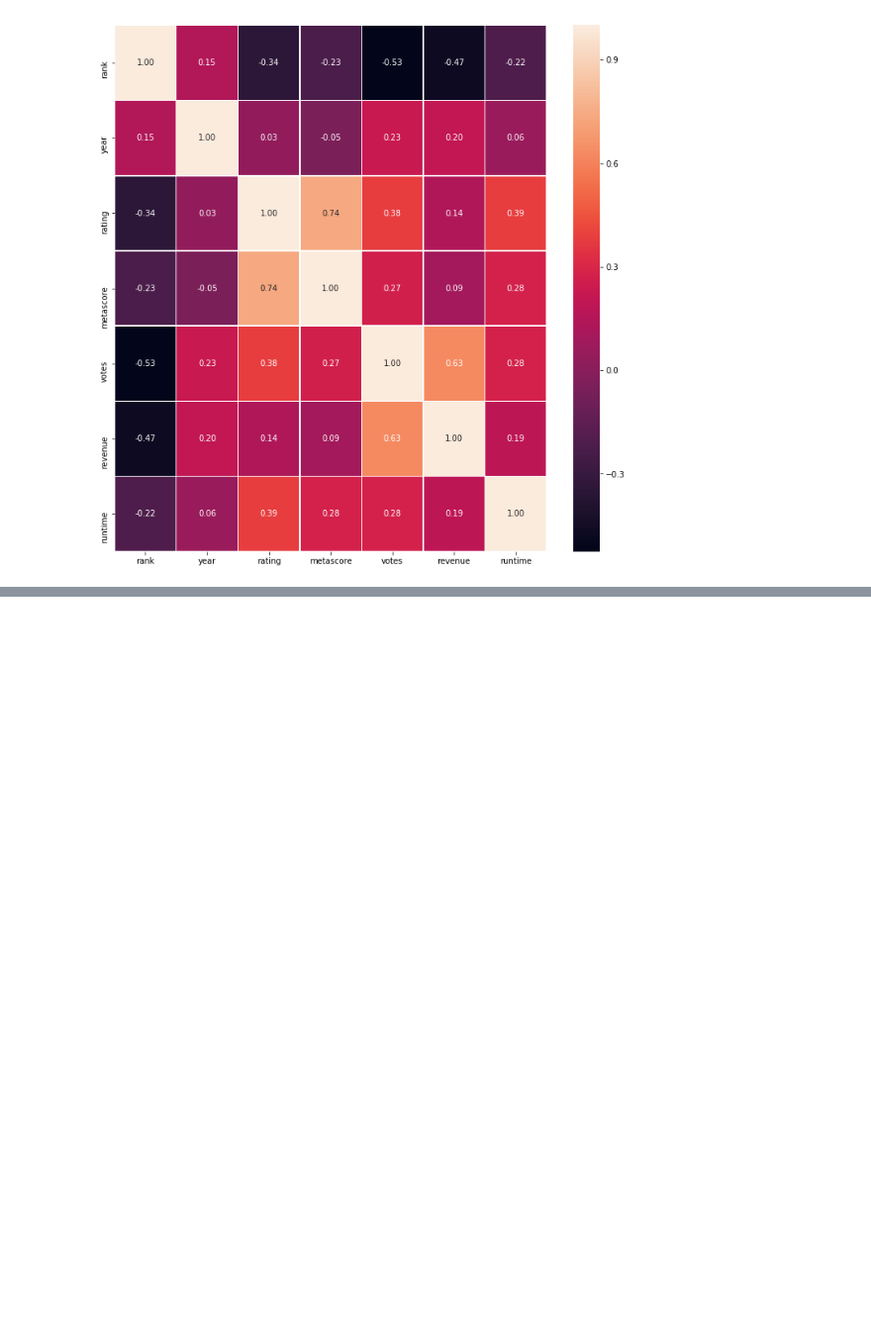
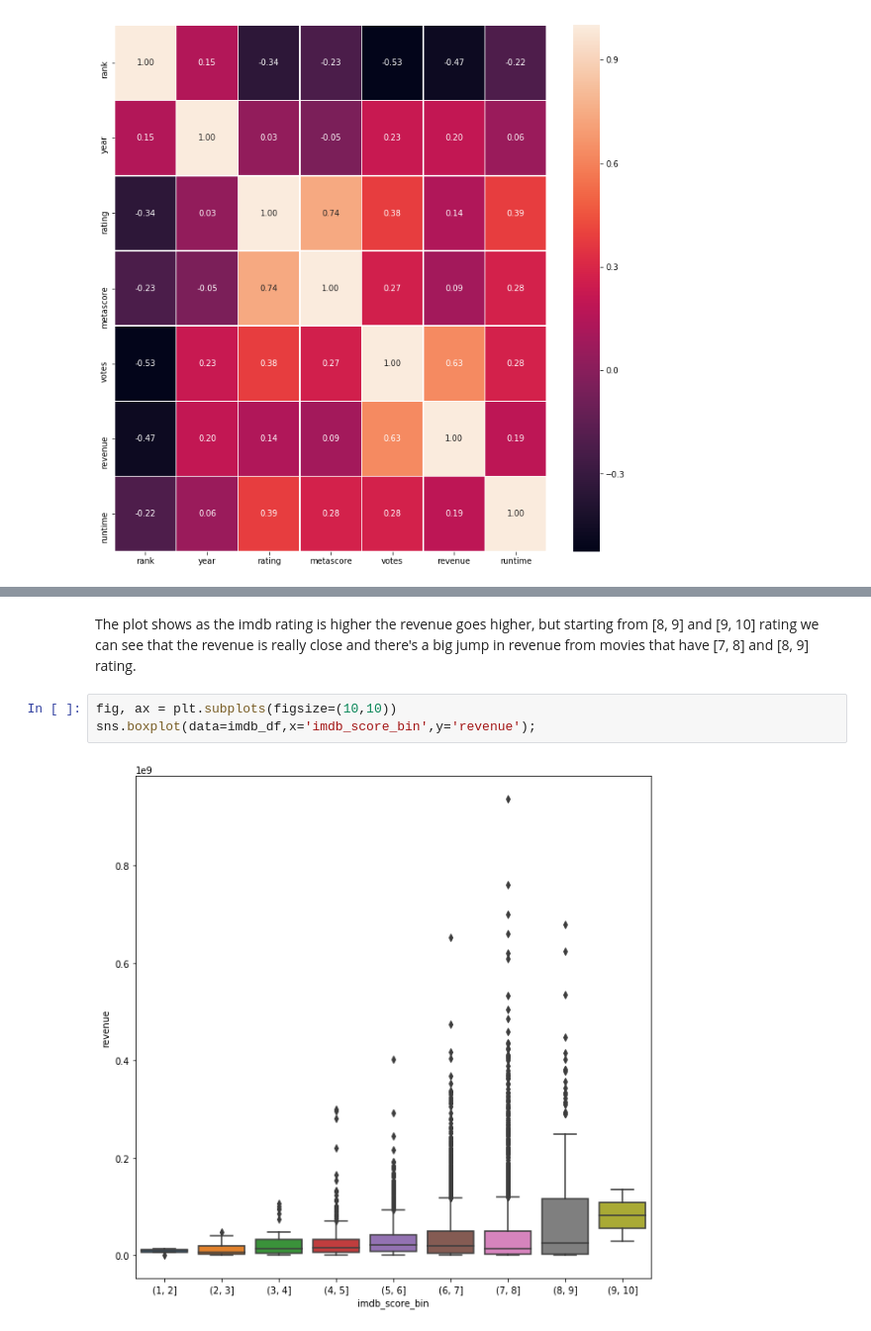
Before and after one commit to Moohmad/IMDb-Scraper-Analysis, a Jupyter notebook: IMDb_Scraper_Analysis.ipynb, the cells around one changed output, grey strips where cells are left out. Shown at 99% size. Saved outputs shown, nothing was run; the diff lists cells and outputs as text; blank space fills up the shorter version.

```diff
--- a/IMDb_Scraper_Analysis.ipynb
+++ b/IMDb_Scraper_Analysis.ipynb
@@ -268,0 +320,7 @@ There are 1056326 words.
+# %% [markdown]
+The plot shows as the imdb rating is higher the revenue goes higher, but starting from [8, 9] and [9, 10] rating we can see that the revenue is really close and there's a big jump in revenue from movies that have [7, 8] and [8, 9] rating.
+# %%
+fig, ax = plt.subplots(figsize=(10,10))
+sns.boxplot(data=imdb_df,x='imdb_score_bin',y='revenue');
+# %% [output]
+[figure, added]
```
Also changed, not shown: parts of 23 cells of this notebook.
